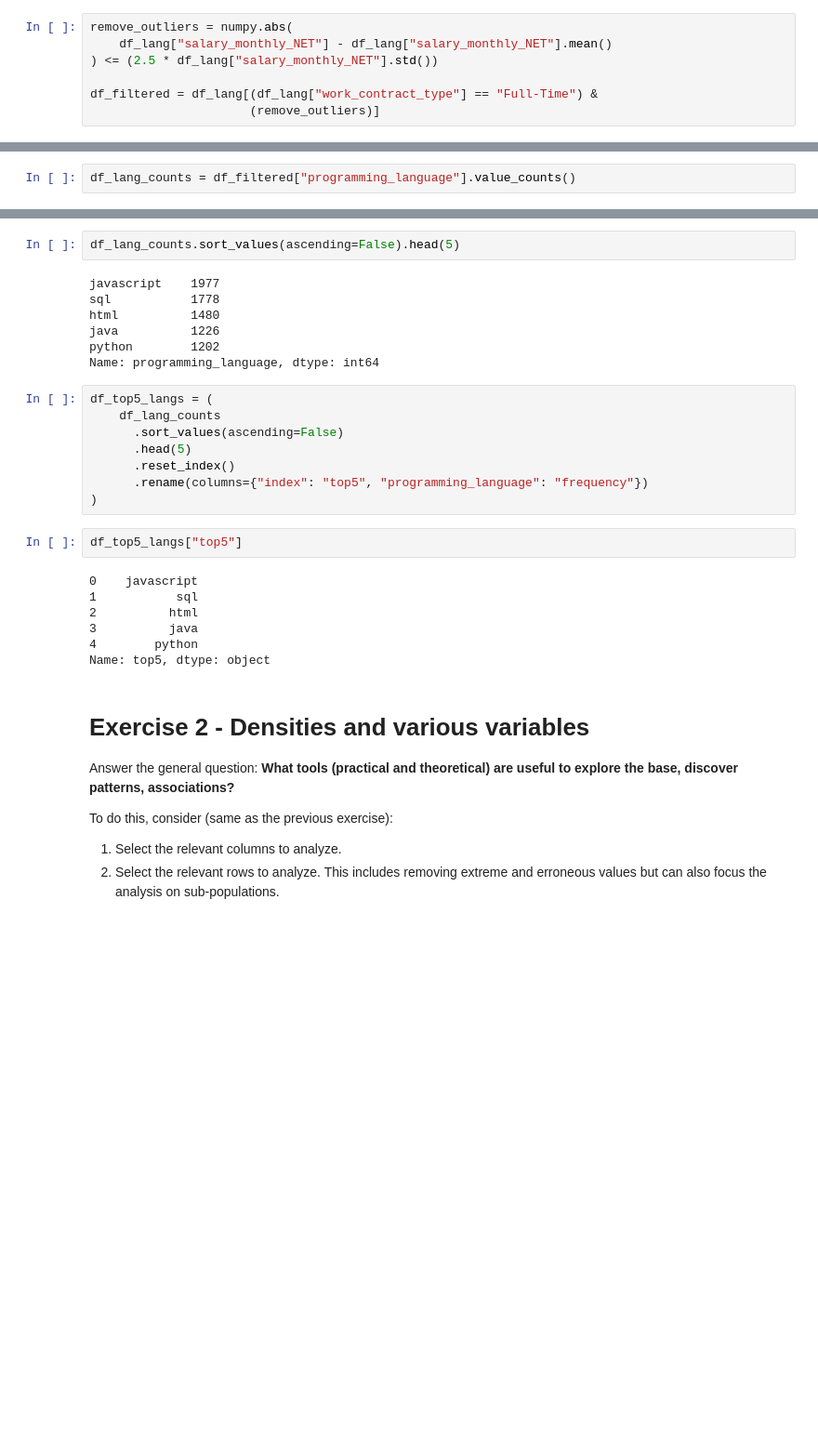
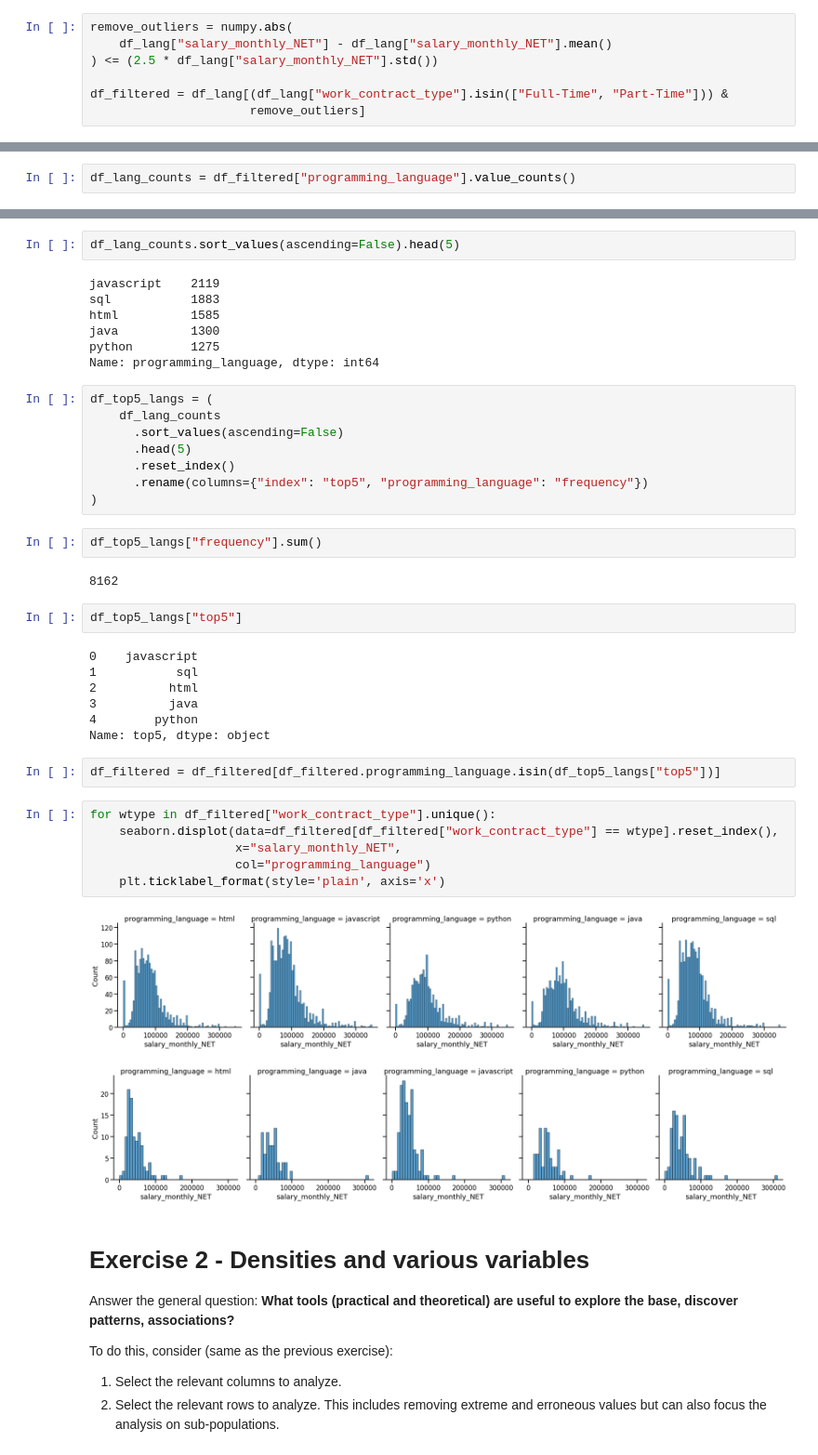
Before and after one commit to benjaminocampo/digitallab_data_visualization, a Jupyter notebook: notebooks/01__practical_exercises.ipynb, the cells around one changed output, grey strips where cells are left out. Shown at 93% size. Drawn from its saved outputs; the diff is of its cells as text; blank space fills up the shorter version.

Commit message:
Add changes of the first part of practical exercises 01

```diff
--- a/notebooks/01__practical_exercises.ipynb
+++ b/notebooks/01__practical_exercises.ipynb
@@ -172,5 +173,5 @@ remove_outliers = numpy.abs(
     df_lang["salary_monthly_NET"] - df_lang["salary_monthly_NET"].mean()
 ) <= (2.5 * df_lang["salary_monthly_NET"].std())
 
-df_filtered = df_lang[(df_lang["work_contract_type"] == "Full-Time") &
-                      (remove_outliers)]
+df_filtered = df_lang[(df_lang["work_contract_type"].isin(["Full-Time", "Part-Time"])) &
+                      remove_outliers]
@@ -195,11 +211,11 @@ df_filtered
 # %%
 df_lang_counts.sort_values(ascending=False).head(5)
 # %% [output]
-javascript    1977
-sql           1778
-html          1480
-java          1226
-python        1202
+javascript    2119
+sql           1883
+html          1585
+java          1300
+python        1275
 Name: programming_language, dtype: int64
 # %%
 df_top5_langs = (
@@ -209,6 +225,10 @@ df_top5_langs = (
       .reset_index()
       .rename(columns={"index": "top5", "programming_language": "frequency"})
 )
+# %%
+df_top5_langs["frequency"].sum()
+# %% [output]
+8162
 # %%
 df_top5_langs["top5"]
 # %% [output]
@@ -218,6 +238,17 @@ df_top5_langs["top5"]
 3          java
 4        python
 Name: top5, dtype: object
+# %%
+df_filtered = df_filtered[df_filtered.programming_language.isin(df_top5_langs["top5"])]
+# %%
+for wtype in df_filtered["work_contract_type"].unique():
+    seaborn.displot(data=df_filtered[df_filtered["work_contract_type"] == wtype].reset_index(),
+                    x="salary_monthly_NET",
+                    col="programming_language")
+    plt.ticklabel_format(style='plain', axis='x')
+# %% [output]
+[figure, added]
+[figure, added]
 # %% [markdown]
 # Exercise 2 - Densities and various variables
 
```
Also changed, not shown: parts of 12 cells of this notebook.
